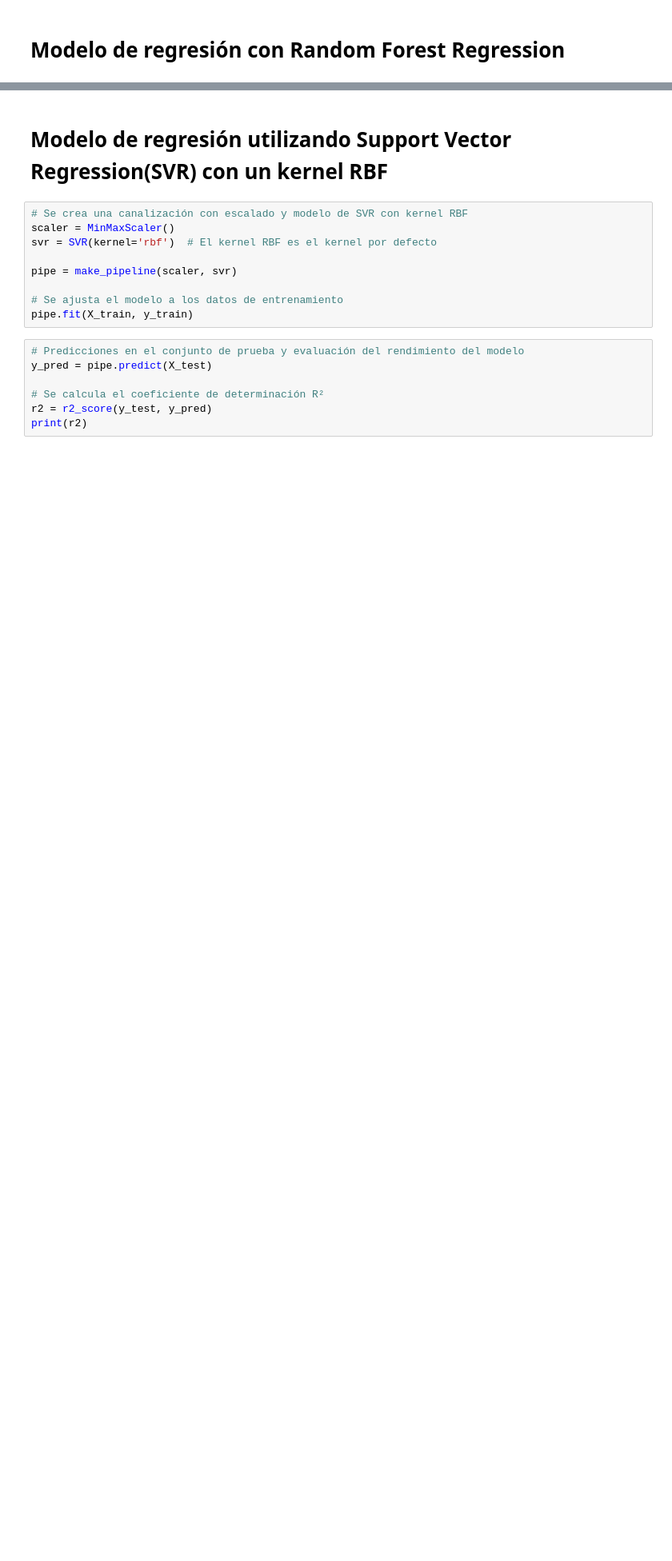
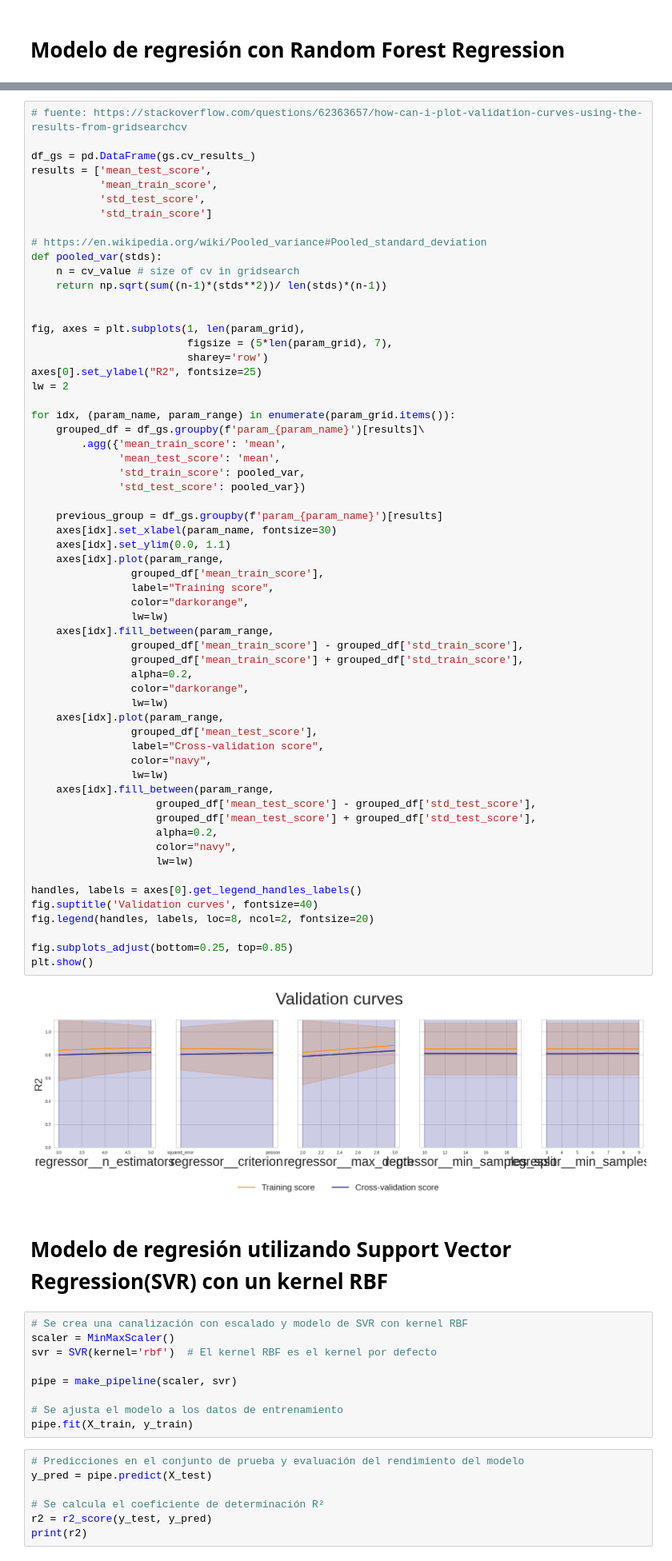
Before and after one commit to DanielaVL/PrediccionRendimientoAcademico, a Jupyter notebook: ModelosML_CursoMatematicas.ipynb, the cells around one changed output, grey strips where cells are left out. Shown at 80% size. Saved outputs shown, nothing was run; the diff lists cells and outputs as text; blank space fills up the shorter version.

```diff
--- a/ModelosML_CursoMatematicas.ipynb
+++ b/ModelosML_CursoMatematicas.ipynb
@@ -359,3 +464,65 @@ print(r2)
+# %%
+# fuente: https://stackoverflow.com/questions/62363657/how-can-i-plot-validation-curves-using-the-results-from-gridsearchcv
+
+df_gs = pd.DataFrame(gs.cv_results_)
+results = ['mean_test_score',
+           'mean_train_score',
+           'std_test_score',
+           'std_train_score']
+
+# https://en.wikipedia.org/wiki/Pooled_variance#Pooled_standard_deviation
+def pooled_var(stds):
+    n = cv_value # size of cv in gridsearch
+    return np.sqrt(sum((n-1)*(stds**2))/ len(stds)*(n-1))
+
+
+fig, axes = plt.subplots(1, len(param_grid),
+                         figsize = (5*len(param_grid), 7),
+                         sharey='row')
+axes[0].set_ylabel("R2", fontsize=25)
+lw = 2
+
+for idx, (param_name, param_range) in enumerate(param_grid.items()):
+    grouped_df = df_gs.groupby(f'param_{param_name}')[results]\
+        .agg({'mean_train_score': 'mean',
+              'mean_test_score': 'mean',
+              'std_train_score': pooled_var,
+              'std_test_score': pooled_var})
+
+    previous_group = df_gs.groupby(f'param_{param_name}')[results]
+    axes[idx].set_xlabel(param_name, fontsize=30)
+    axes[idx].set_ylim(0.0, 1.1)
+    axes[idx].plot(param_range,
+                grouped_df['mean_train_score'],
+                label="Training score",
+                color="darkorange",
+                lw=lw)
+    axes[idx].fill_between(param_range,
+                grouped_df['mean_train_score'] - grouped_df['std_train_score'],
+                grouped_df['mean_train_score'] + grouped_df['std_train_score'],
+                alpha=0.2,
+                color="darkorange",
+                lw=lw)
+    axes[idx].plot(param_range,
+                grouped_df['mean_test_score'],
+                label="Cross-validation score",
+                color="navy",
+                lw=lw)
+    axes[idx].fill_between(param_range,
+                    grouped_df['mean_test_score'] - grouped_df['std_test_score'],
+                    grouped_df['mean_test_score'] + grouped_df['std_test_score'],
+                    alpha=0.2,
+                    color="navy",
+                    lw=lw)
+
+handles, labels = axes[0].get_legend_handles_labels()
+fig.suptitle('Validation curves', fontsize=40)
+fig.legend(handles, labels, loc=8, ncol=2, fontsize=20)
+
+fig.subplots_adjust(bottom=0.25, top=0.85)
+plt.show()
+# %% [output]
+[figure, added]
 # %% [markdown]
 # **Modelo de regresión utilizando Support Vector Regression(SVR) con un kernel RBF**
 # %%
```
Also changed, not shown: parts of 24 cells of this notebook.
